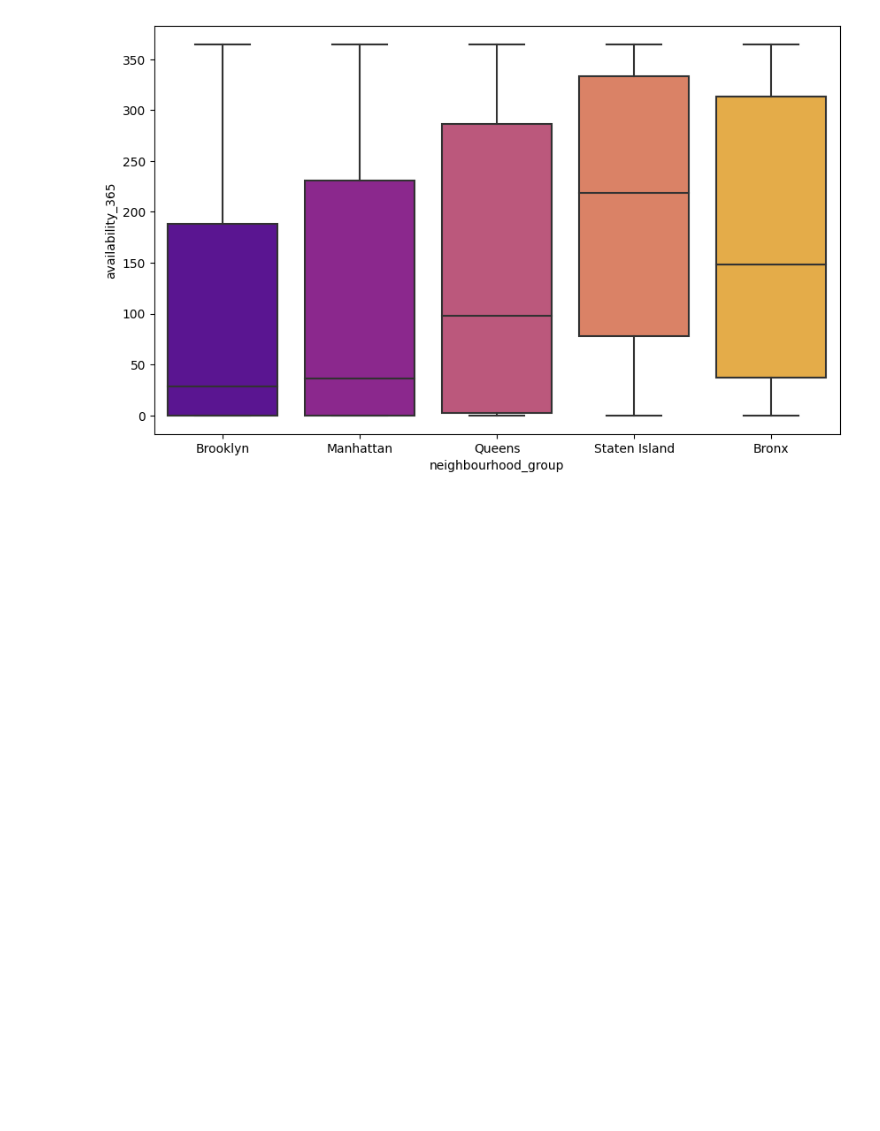
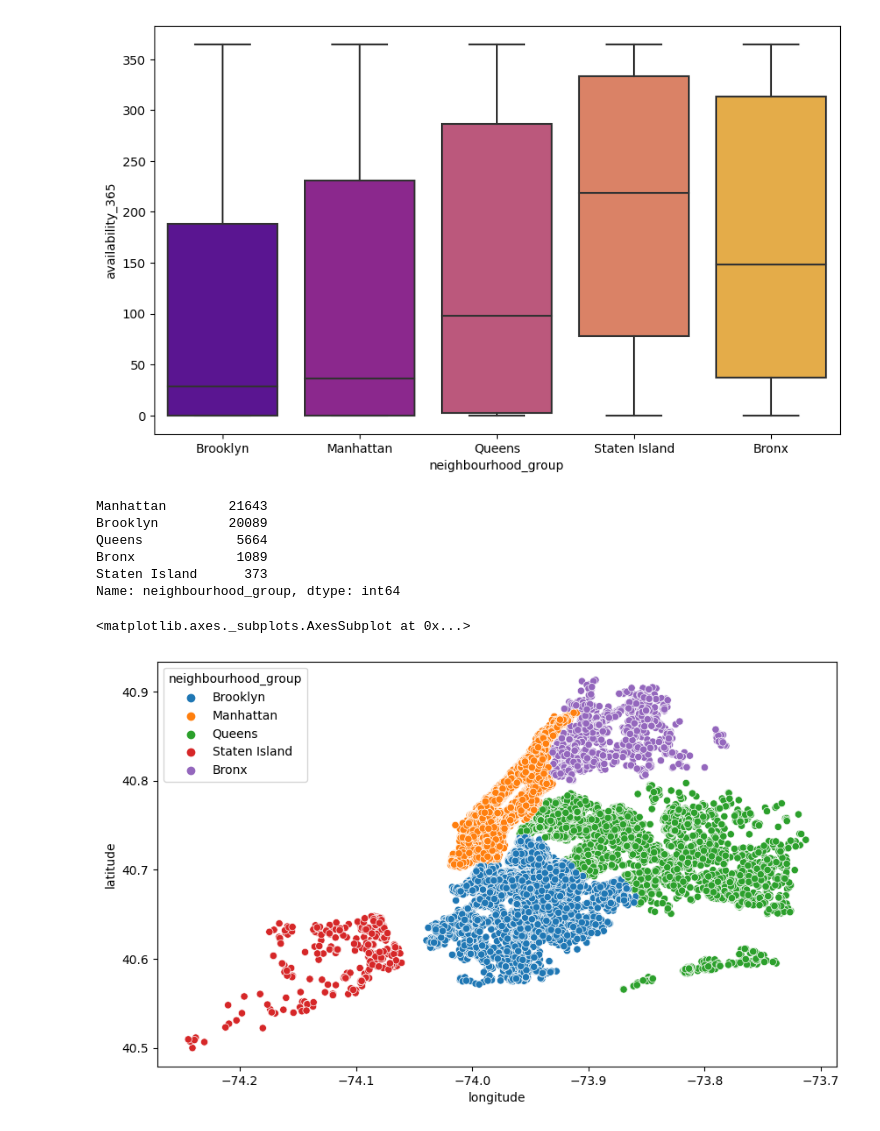
Before and after one commit to ParthSharma1197/EDA-CAPSTONE-AIRBNB, a Jupyter notebook: PARTH_SHARMA_Airbnb_Bookings_Analysis_Capstone_Project.ipynb, the cells around one changed output. Saved outputs shown, nothing was run; the diff lists cells and outputs as text; code cells hidden in the pictures; blank space fills up the shorter version.

```diff
--- a/PARTH_SHARMA_Airbnb_Bookings_Analysis_Capstone_Project.ipynb
+++ b/PARTH_SHARMA_Airbnb_Bookings_Analysis_Capstone_Project.ipynb
@@ -619,3 +638,20 @@ plt.figure(figsize=(10,6))
 ax = sns.boxplot(data=availablity_df, x='neighbourhood_group',y='availability_365',palette='plasma')
 # %% [output]
 [figure]
+# %%
+#looking at the airbnb across different neighbouhood groups
+airbnb_df['neighbourhood_group'].value_counts()
+# %% [output]
+Manhattan        21643
+Brooklyn         20089
+Queens            5664
+Bronx             1089
+Staten Island      373
+Name: neighbourhood_group, dtype: int64
+# %%
+#plot to show the distribution on the longitude vs latitude  map
+plt.figure(figsize=(10,6))
+sns.scatterplot(airbnb_df['longitude'],airbnb_df['latitude'],hue=airbnb_df['neighbourhood_group'])
+# %% [output]
+<matplotlib.axes._subplots.AxesSubplot at 0x...>
+[figure, added]
```
Also changed, not shown: parts of 3 cells of this notebook.
